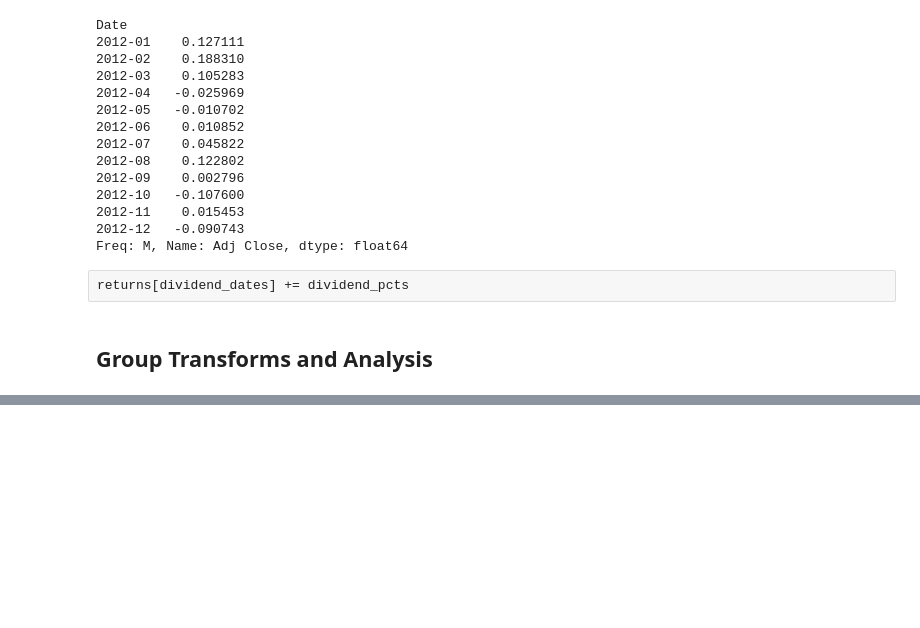
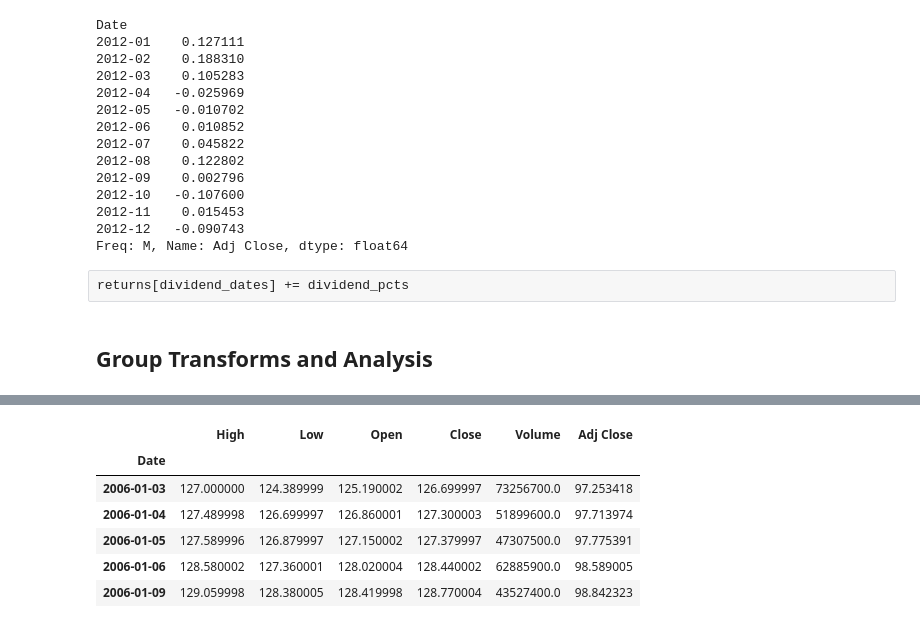
Before and after one commit to kevin11h/Python-for-Data-Analysis, a Jupyter notebook: Chapter-11-Financial-and-Economic-Data-Applications/Financial and Economic Data Applications.ipynb, the cells around one changed output, grey strips where cells are left out. Cells and saved outputs as stored; diff of their text form; code cells hidden in the pictures; blank space fills up the shorter version.

```diff
--- a/Chapter-11-Financial-and-Economic-Data-Applications/Financial and Economic Data Applications.ipynb
+++ b/Chapter-11-Financial-and-Economic-Data-Applications/Financial and Economic Data Applications.ipynb
@@ -208,0 +263,10 @@ by_industry.describe()
+# %%
+data.head()
+# %% [output]
+|  | High | Low | Open | Close | Volume | Adj Close |
+| Date |  |  |  |  |  |  |
+| 2006-01-03 | 127.000000 | 124.389999 | 125.190002 | 126.699997 | 73256700.0 | 97.253418 |
+| 2006-01-04 | 127.489998 | 126.699997 | 126.860001 | 127.300003 | 51899600.0 | 97.713974 |
+| 2006-01-05 | 127.589996 | 126.879997 | 127.150002 | 127.379997 | 47307500.0 | 97.775391 |
+| 2006-01-06 | 128.580002 | 127.360001 | 128.020004 | 128.440002 | 62885900.0 | 98.589005 |
+| 2006-01-09 | 129.059998 | 128.380005 | 128.419998 | 128.770004 | 43527400.0 | 98.842323 |
```
Also changed, not shown: parts of 32 cells of this notebook.
